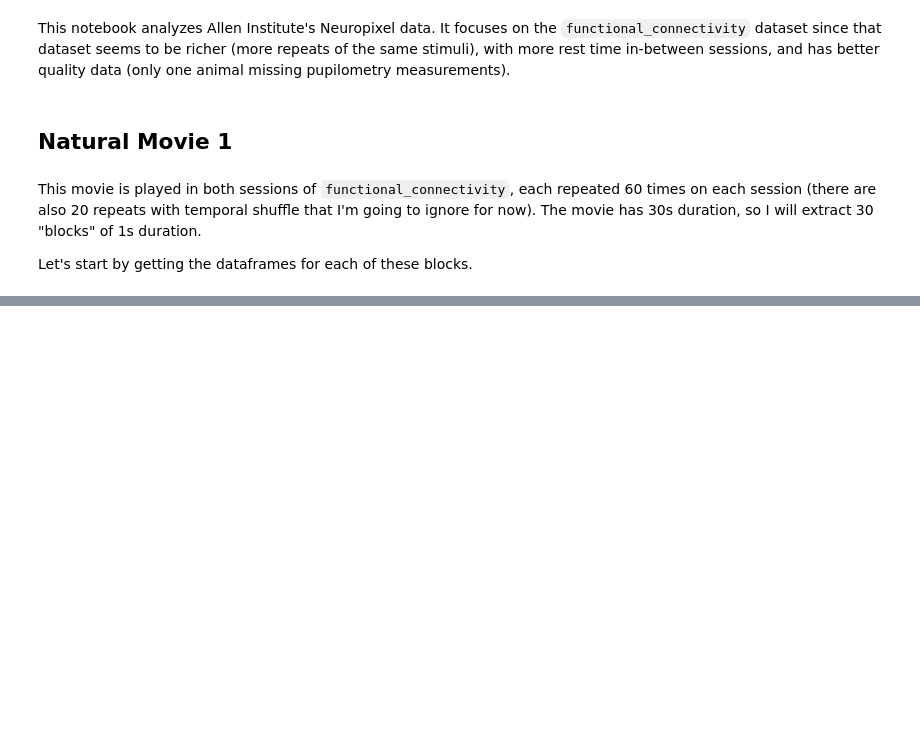
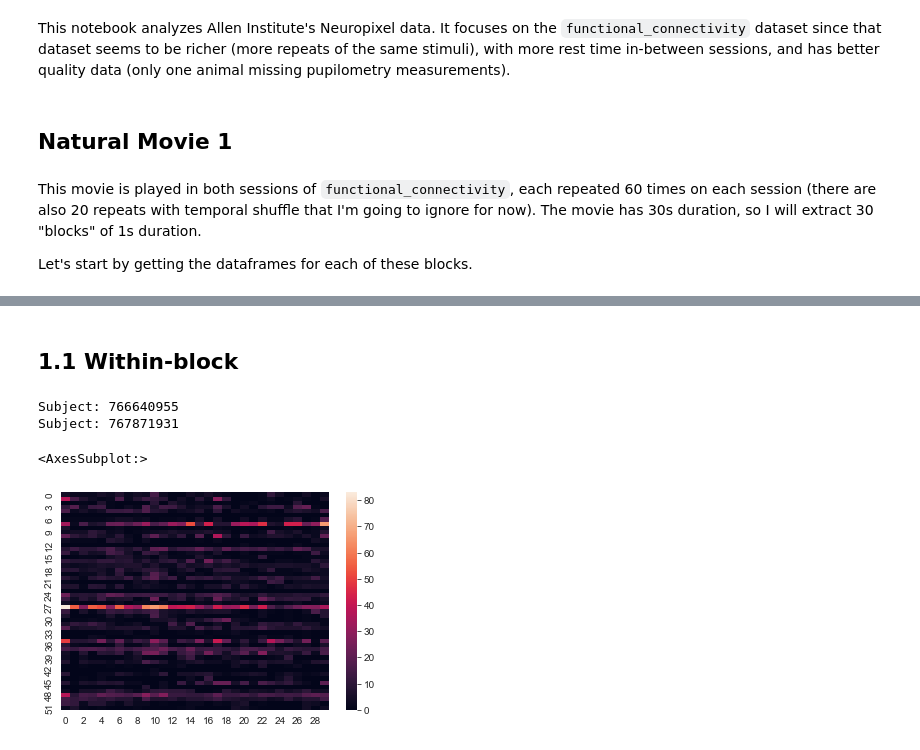
Before and after one commit to sh4r11f/NMA-rep-drift, a Jupyter notebook: notebooks/NPX_analysis.ipynb, the cells around one changed output, grey strips where cells are left out. Drawn from its saved outputs; the diff is of its cells as text; code cells hidden in the pictures; blank space fills up the shorter version.

Commit message:
generated processed movie data csvs. plotted single mouse single block RDMs

```diff
--- a/notebooks/NPX_analysis.ipynb
+++ b/notebooks/NPX_analysis.ipynb
@@ -12,7 +13,8 @@ import pandas as pd
 import matplotlib.pyplot as plt
 import seaborn as sns
 # %%
-HOME = Path('/media/internal/projects/Allen/Ecephys')
+# HOME = Path('/media/internal/projects/Allen/Ecephys')
+HOME = Path('D:\Allen\Ecephys')
 npx = Neuropixel(HOME)
 # %%
 data_type = 'functional_connectivity'
@@ -99,0 +29,6 @@ a.size
+# %%
+# load into one dataframe
+files = npx.SAVE_DIR.glob('*.csv')
+# data_files = sorted(list(files))  # sort and list the files
+data_files = sorted([f for f in files if data_type in f.name][:2])  # sort and list the files
+df = pd.concat(map(lambda f: pd.read_csv(f, index_col=0), data_files), ignore_index=True)
@@ -99,0 +51,44 @@ a.size
+# %%
+subs = df.subject.unique()
+rois = df.roi.unique()
+chunks = df.movie_sec.unique()
+repeats = df.repeat.unique()
+blocks = df.stimulus_block.unique()
+# %% [markdown]
+## 1.1 Within-block
+# %%
+roi = 'VISp'
+block = 3
+visp_rdm = np.zeros((len(chunks), len(chunks)))
+# time_bins = np.arange(1, len(chunks) + 1)
+time_bins = np.arange(1, len(chunks) + 1)
+repeats = repeats[:30]
+
+all_mats = {}
+for sub in subs:
+    print(f"Subject: {sub}")
+    n_units = len(df.loc[(df.subject==sub) & (df.roi == roi), "unit_id"].unique())
+    sub_mat = np.zeros((len(repeats), len(chunks), n_units))
+
+    for r, repeat in enumerate(repeats):
+        # print(f"Repeat: {repeat}")
+
+        for c, chunk in enumerate(chunks):
+            # print(f"Bin: {chunk}")
+            pv = df.loc[(df.subject == sub) & (df.roi == roi) & (df.movie_sec == chunk) & (df.repeat == repeat) & (df.stimulus_block == block), "spike_counts"]
+            np.sort(pv)
+
+            try:
+                sub_mat[r][c] = pv
+            except ValueError:
+                print(f"Repeat {repeat} chunk {chunk} PV has dims {pv.shape} which doesn't match {n_units}. Populating with NaNs.")
+                pv = np.repeat(np.nan, n_units)
+    all_mats[sub] = sub_mat
+# %% [output]
+Subject: 766640955
+Subject: 767871931
+# %%
+sns.heatmap(all_mats[766640955][4].T)
+# %% [output]
+<AxesSubplot:>
+[figure, added]
```
Also changed, not shown: parts of 21 cells of this notebook, 6 other files.
